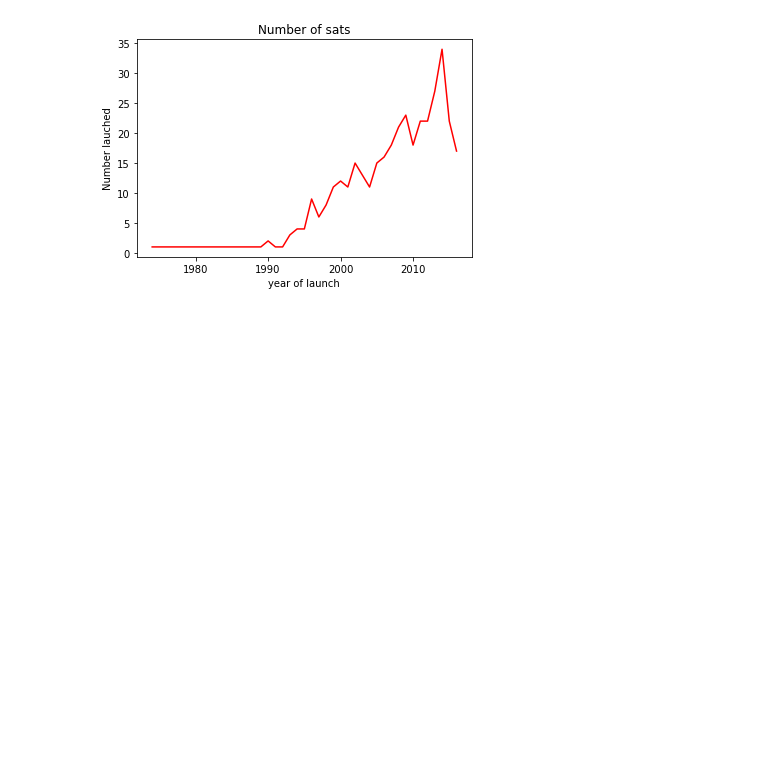
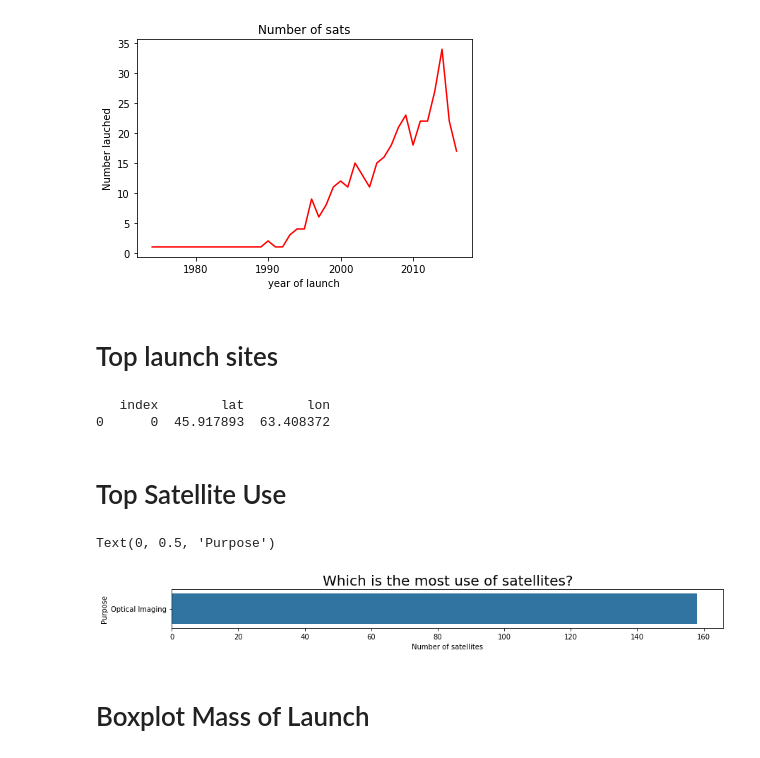
Before and after one commit to NickSamboni/AnalysingSatData, a Jupyter notebook: satellite.ipynb, the cells around one changed output. Cells and saved outputs as stored; diff of their text form; code cells hidden in the pictures; blank space fills up the shorter version.

```diff
--- a/satellite.ipynb
+++ b/satellite.ipynb
@@ -169,0 +173,28 @@ y.plot(kind='barh',
+# %% [markdown]
+# Top launch sites
+# %%
+groupdata = data.groupby(['LaunchSite']).size() #this is a int obj, we need dataframe
+
+geolocalor = Nominatim(user_agent='my_app').geocode('Baikonur Cosmodrome')
+
+coord = [geolocalor.latitude,geolocalor.longitude]
+coord = pd.DataFrame({'index':[0],'lat':[geolocalor.latitude],'lon':[geolocalor.longitude]})
+print(coord)
+gdf = gpd.GeoDataFrame(coord,geometry=gpd.points_from_xy(coord['lat'],coord['lon']))
+# %% [output]
+   index        lat        lon
+0      0  45.917893  63.408372
+# %% [markdown]
+# Top Satellite Use
+# %%
+fig, ax = plt.subplots(figsize=(14,1))
+sns.countplot(y = data['PurposeDetail'], order = data.PurposeDetail.value_counts().iloc[:1].index)
+
+plt.title("Which is the most use of satellites?", fontdict = {'fontsize':20})
+plt.xlabel("Number of satellites")
+plt.ylabel("Purpose")
+# %% [output]
+Text(0, 0.5, 'Purpose')
+[figure, added]
+# %% [markdown]
+# Boxplot Mass of Launch
```
Also changed, not shown: parts of 9 cells of this notebook.
